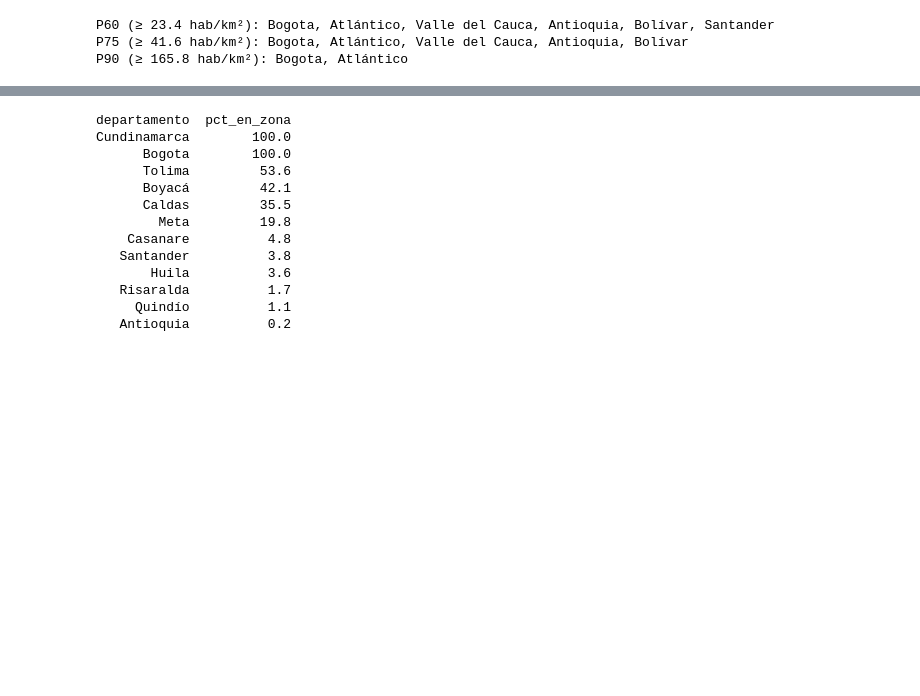
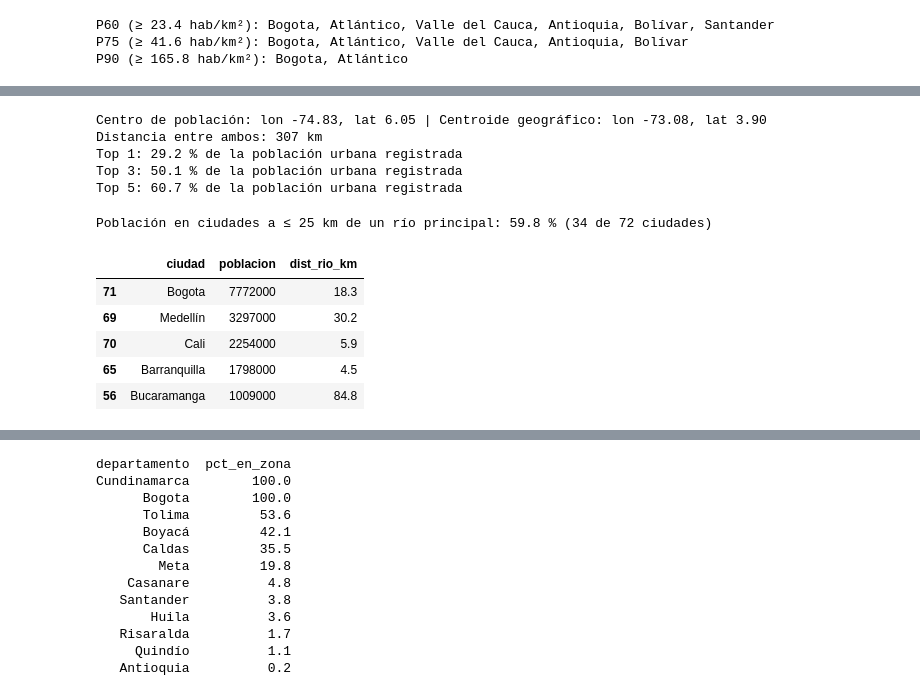
Before and after one commit to Loperaa-Juan/Ejercicio-SIG, a Jupyter notebook: analisis_geopandas.ipynb, the cells around one changed output, grey strips where cells are left out. Cells and saved outputs as stored; diff of their text form; code cells hidden in the pictures; blank space fills up the shorter version.

```diff
--- a/analisis_geopandas.ipynb
+++ b/analisis_geopandas.ipynb
@@ -254,0 +259,36 @@ P90 (≥ 165.8 hab/km²): Bogota, Atlántico
+# %%
+# Centro medio ponderado por población vs centroide geográfico del país
+pob = ciudades.poblacion
+centro_pob = Point((ciudades.geometry.x * pob).sum() / pob.sum(), (ciudades.geometry.y * pob).sum() / pob.sum())
+centro_geo = deptos.union_all().centroid
+
+ll = gpd.GeoSeries([centro_pob, centro_geo], crs=CRS_METRICO).to_crs("EPSG:4326")
+print(f"Centro de población: lon {ll[0].x:.2f}, lat {ll[0].y:.2f} | Centroide geográfico: lon {ll[1].x:.2f}, lat {ll[1].y:.2f}")
+print(f"Distancia entre ambos: {centro_pob.distance(centro_geo) / 1000:.0f} km")
+
+# Primacía urbana: peso de las ciudades más grandes sobre la población urbana registrada
+orden = ciudades.poblacion.sort_values(ascending=False)
+for k in (1, 3, 5):
+    print(f"Top {k}: {orden.head(k).sum() / orden.sum() * 100:.1f} % de la población urbana registrada")
+# %% [output]
+Centro de población: lon -74.83, lat 6.05 | Centroide geográfico: lon -73.08, lat 3.90
+Distancia entre ambos: 307 km
+Top 1: 29.2 % de la población urbana registrada
+Top 3: 50.1 % de la población urbana registrada
+Top 5: 60.7 % de la población urbana registrada
+# %%
+# Distancia de cada ciudad al río más cercano (la capa solo incluye los ríos principales)
+cerca = gpd.sjoin_nearest(ciudades, rios_col[["geometry"]], distance_col="dist_rio_m")
+ciudades["dist_rio_km"] = cerca[~cerca.index.duplicated()].dist_rio_m / 1000
+
+dentro = ciudades.dist_rio_km <= 25
+print(f"Población en ciudades a ≤ 25 km de un río principal: {ciudades.poblacion[dentro].sum() / pob.sum() * 100:.1f} % ({dentro.sum()} de {len(ciudades)} ciudades)")
+ciudades.nlargest(5, "poblacion")[["ciudad", "poblacion", "dist_rio_km"]].round(1)
+# %% [output]
+Población en ciudades a ≤ 25 km de un río principal: 59.8 % (34 de 72 ciudades)
+|  | ciudad | poblacion | dist_rio_km |
+| 71 | Bogota | 7772000 | 18.3 |
+| 69 | Medellín | 3297000 | 30.2 |
+| 70 | Cali | 2254000 | 5.9 |
+| 65 | Barranquilla | 1798000 | 4.5 |
+| 56 | Bucaramanga | 1009000 | 84.8 |
```
Also changed, not shown: parts of 9 cells of this notebook.
